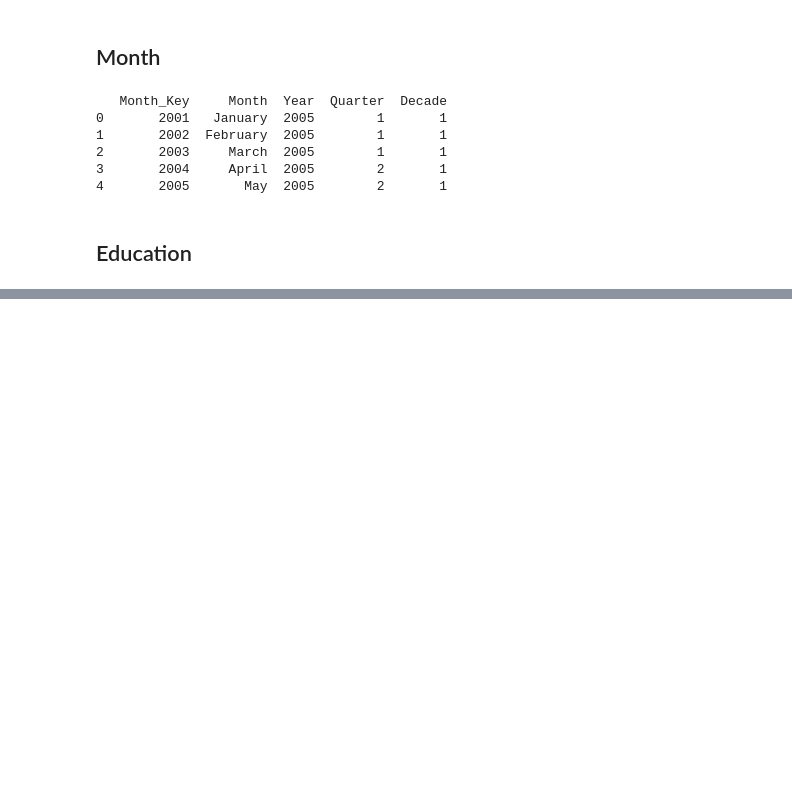
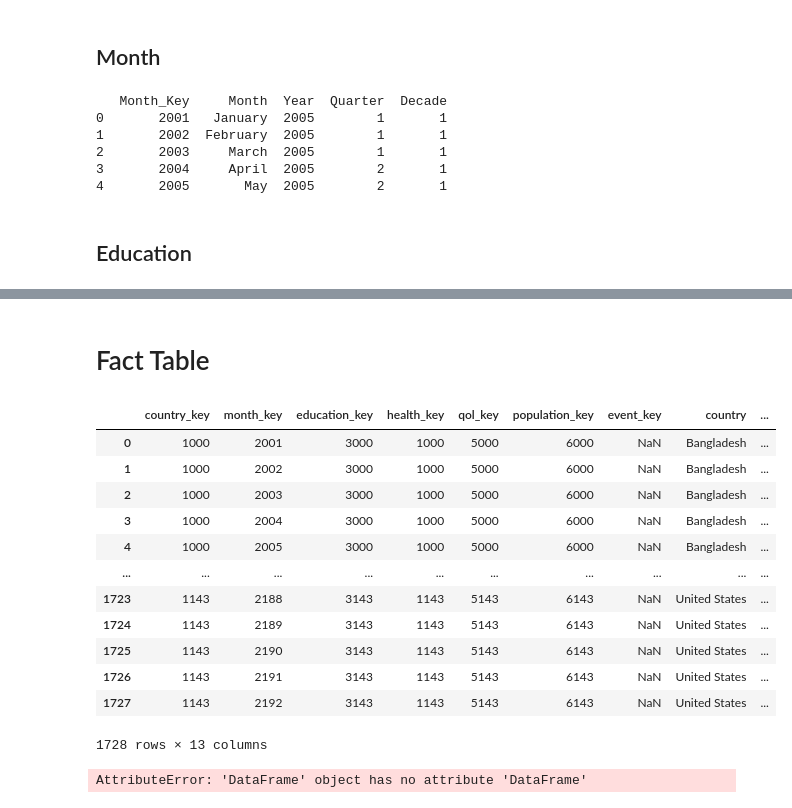
Before and after one commit to angusryoung/CSI4142-world-health-project, a Jupyter notebook: CSI4142.ipynb, the cells around one changed output, grey strips where cells are left out. Cells and saved outputs as stored; diff of their text form; code cells hidden in the pictures; blank space fills up the shorter version.

```diff
--- a/CSI4142.ipynb
+++ b/CSI4142.ipynb
@@ -308,0 +428,3 @@ hnp_data = pd.read_csv("raw_data/education.csv")#change to proper csv
+# %%
+qol_data = pd.read_csv("raw_data/HNP_QOL_Attributes.csv")
+qol_data.head()
@@ -308,0 +539,3 @@ hnp_data = pd.read_csv("raw_data/education.csv")#change to proper csv
+# %%
+pop_data = pd.read_csv("raw_data/population.csv")
+pop_data.head()
@@ -308,0 +549,18 @@ hnp_data = pd.read_csv("raw_data/education.csv")#change to proper csv
+# %%
+pop_df = pd.DataFrame(
+    columns = ["surr_year",
+               "surr_country",
+               "population_key",
+              "birth_rate",
+              "population_ages_0-14_female",
+              "population_ages_0-14_male",
+              "population_ages_15-64_female",
+              "population_ages_15-64_male",
+              "population_ages_65_and_above_female",
+              "population_ages_65_and_above_male",
+              "population_total",
+              "population_growth",
+              "mortality_rate_infant",
+              "life_expectancy_at_birth_female",
+              "life_expectancy_at_birth_male"]
+)
@@ -308,0 +757,6 @@ hnp_data = pd.read_csv("raw_data/education.csv")#change to proper csv
+# %% [markdown]
+# Fact Table
+# %%
+fact_table_df = pd.DataFrame(
+    columns = ["country_key","month_key","education_key", "health_key","qol_key","population_key","event_key"]
+)
@@ -308,0 +870,35 @@ hnp_data = pd.read_csv("raw_data/education.csv")#change to proper csv
+# %%
+fact_table_df
+# %% [output]
+|  | country_key | month_key | education_key | health_key | qol_key | population_key | event_key | country | ... |
+| 0 | 1000 | 2001 | 3000 | 1000 | 5000 | 6000 | NaN | Bangladesh | ... |
+| 1 | 1000 | 2002 | 3000 | 1000 | 5000 | 6000 | NaN | Bangladesh | ... |
+| 2 | 1000 | 2003 | 3000 | 1000 | 5000 | 6000 | NaN | Bangladesh | ... |
+| 3 | 1000 | 2004 | 3000 | 1000 | 5000 | 6000 | NaN | Bangladesh | ... |
+| 4 | 1000 | 2005 | 3000 | 1000 | 5000 | 6000 | NaN | Bangladesh | ... |
+| ... | ... | ... | ... | ... | ... | ... | ... | ... | ... |
+| 1723 | 1143 | 2188 | 3143 | 1143 | 5143 | 6143 | NaN | United States | ... |
+| 1724 | 1143 | 2189 | 3143 | 1143 | 5143 | 6143 | NaN | United States | ... |
+| 1725 | 1143 | 2190 | 3143 | 1143 | 5143 | 6143 | NaN | United States | ... |
+| 1726 | 1143 | 2191 | 3143 | 1143 | 5143 | 6143 | NaN | United States | ... |
+| 1727 | 1143 | 2192 | 3143 | 1143 | 5143 | 6143 | NaN | United States | ... |
+1728 rows × 13 columns
+# %%
+# Removing surrogate keys
+country_dimension_df = country_dimension_df.drop(['Surrogate_year'], axis=1)
+education_df = education_df.drop(['surr_year', 'surr_country'], axis=1)
+health_df = health_df.drop(['surr_year', 'surr_country'], axis=1)
+qol_df = qol_df.drop(["surr_country","surr_year"], axis=1)
+pop_df = pop_df.drop(['surr_year', 'surr_country'], axis=1)
+# event_dimension_df = event_dimension_df(['Surrogate_year','Surrogate_country'], axis=1)
+
+# Creating csv of clean data for data mart
+country_dimension_df.to_csv('clean_data/country.csv', index=False)
+month_df.to_csv('clean_data/month.csv', index=False)
+education_df.to_csv('clean_data/education.csv', index=False)
+health_df.to_csv('clean_data/health.csv', index=False)
+qol_df.to_csv('clean_data/quality_of_life.csv', index=False)
+pop_df.to_csv('clean_data/population.csv', index=False)
+# event_dimension_df.to_csv('clean_data/event.csv', index=False)
+# %% [output]
+AttributeError: 'DataFrame' object has no attribute 'DataFrame'
```
Also changed, not shown: parts of 25 cells of this notebook, 10 other files.
